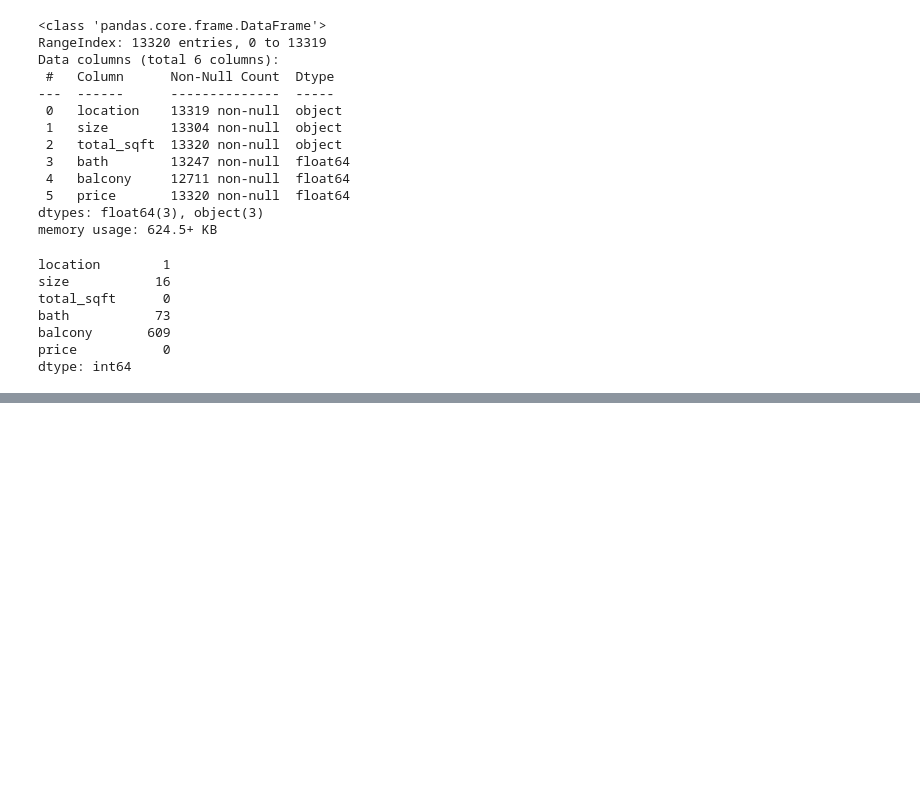
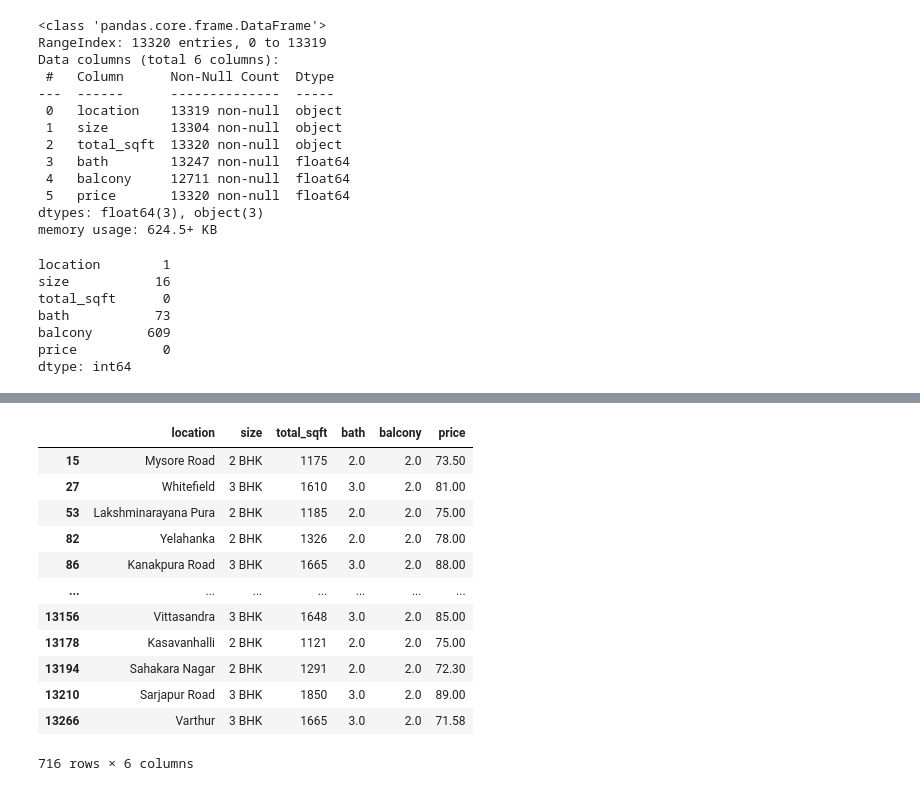
Before and after one commit to Pritush09/Real-Estate-Price-Prediction-Project, a Jupyter notebook: House Prediction Model.ipynb, the cells around one changed output, grey strips where cells are left out. Drawn from its saved outputs; the diff is of its cells as text; code cells hidden in the pictures; blank space fills up the shorter version.

```diff
--- a/House Prediction Model.ipynb
+++ b/House Prediction Model.ipynb
@@ -95,0 +162,16 @@ df2[df2.balcony==0]
+# %%
+df2[(df2['balcony']==2) & (df2['price']>70) & (df2['price']<90)]
+# %% [output]
+|  | location | size | total_sqft | bath | balcony | price |
+| 15 | Mysore Road | 2 BHK | 1175 | 2.0 | 2.0 | 73.50 |
+| 27 | Whitefield | 3 BHK | 1610 | 3.0 | 2.0 | 81.00 |
+| 53 | Lakshminarayana Pura | 2 BHK | 1185 | 2.0 | 2.0 | 75.00 |
+| 82 | Yelahanka | 2 BHK | 1326 | 2.0 | 2.0 | 78.00 |
+| 86 | Kanakpura Road | 3 BHK | 1665 | 3.0 | 2.0 | 88.00 |
+| ... | ... | ... | ... | ... | ... | ... |
+| 13156 | Vittasandra | 3 BHK | 1648 | 3.0 | 2.0 | 85.00 |
+| 13178 | Kasavanhalli | 2 BHK | 1121 | 2.0 | 2.0 | 75.00 |
+| 13194 | Sahakara Nagar | 2 BHK | 1291 | 2.0 | 2.0 | 72.30 |
+| 13210 | Sarjapur Road | 3 BHK | 1850 | 3.0 | 2.0 | 89.00 |
+| 13266 | Varthur | 3 BHK | 1665 | 3.0 | 2.0 | 71.58 |
+716 rows × 6 columns
```
Also changed, not shown: parts of 13 cells of this notebook.
